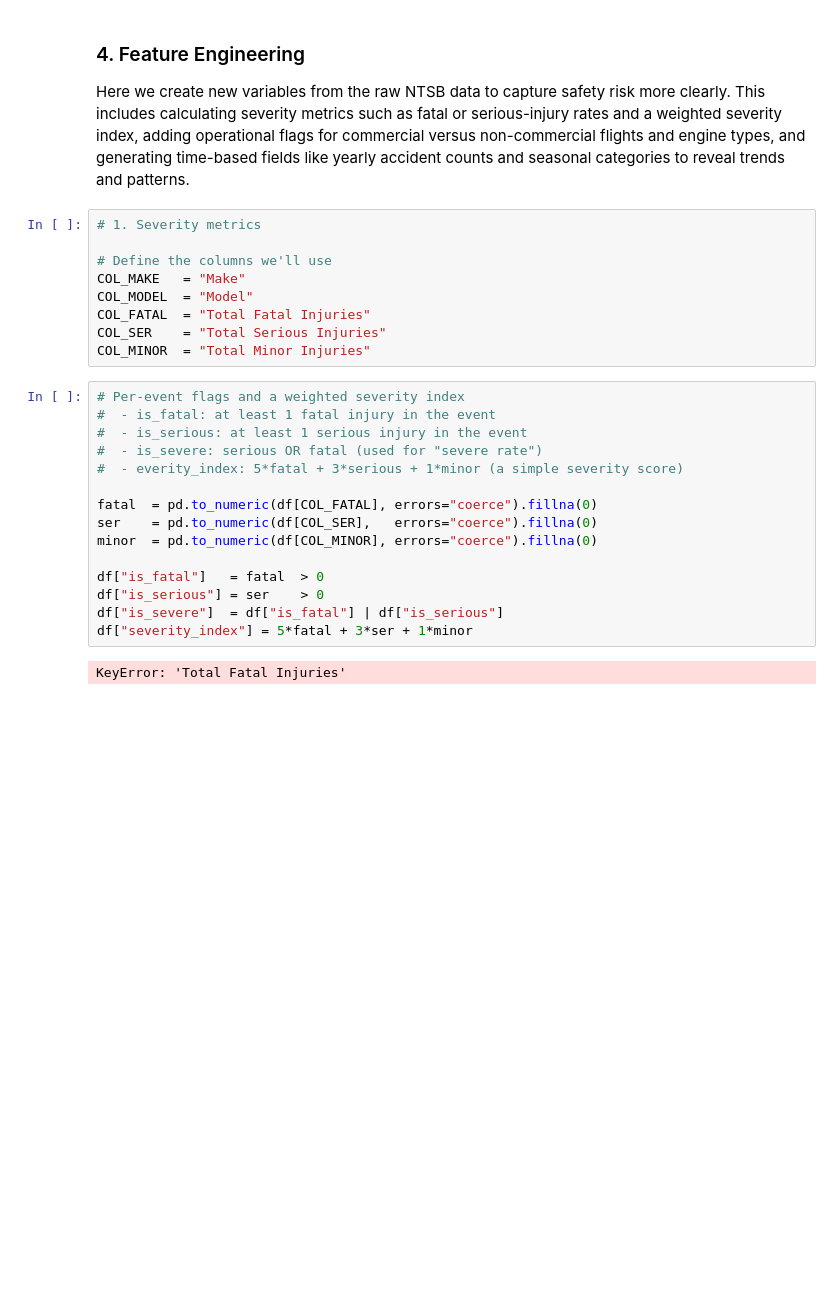
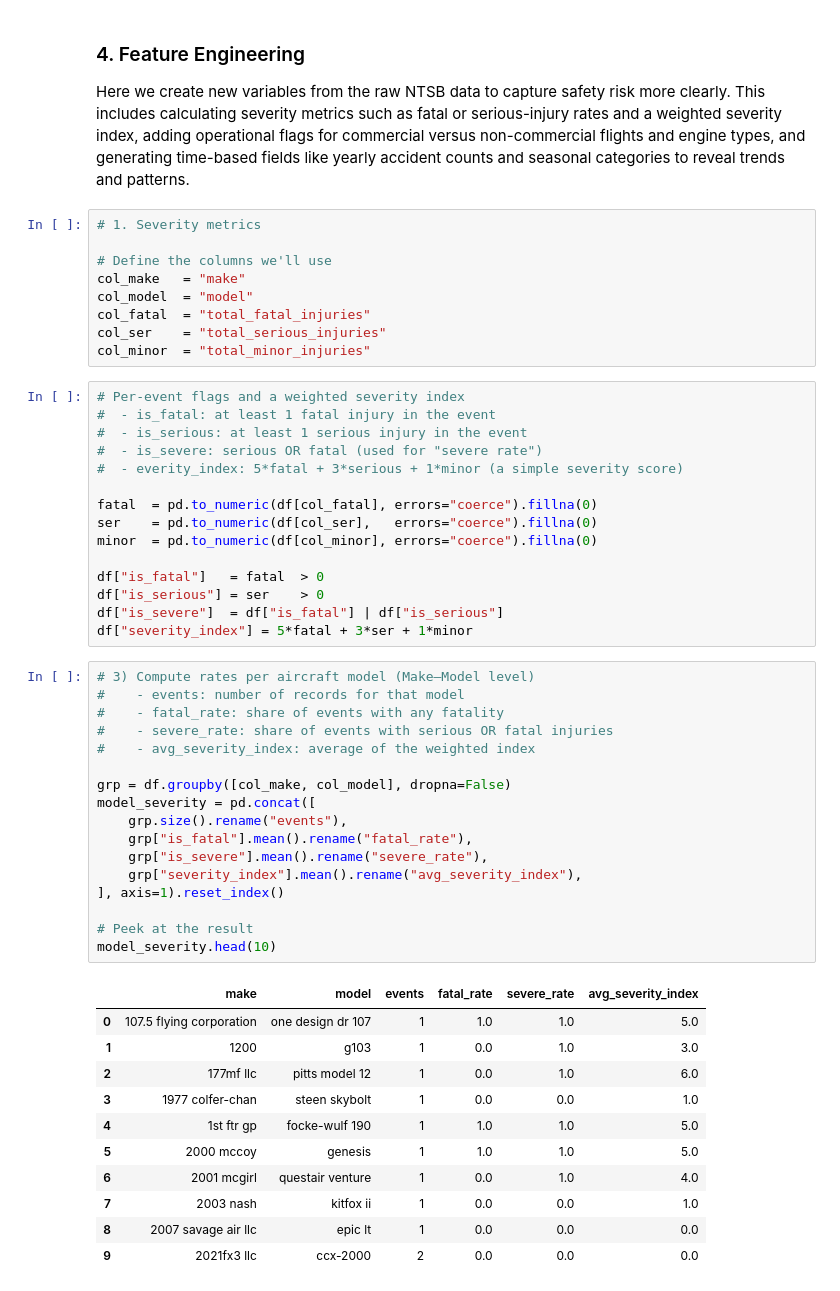
Before and after one commit to mcshoja/Phase-1-Project, a Jupyter notebook: aviation.ipynb, the cells around one changed output. Cells and saved outputs as stored; diff of their text form; blank space fills up the shorter version.

Commit message:
Risk Analysis & Model Ranking

```diff
--- a/aviation.ipynb
+++ b/aviation.ipynb
@@ -255,11 +255,11 @@ Here we create new variables from the raw NTSB data to capture safety risk more
 # 1. Severity metrics
 
 # Define the columns we'll use
-COL_MAKE   = "Make"
-COL_MODEL  = "Model"
-COL_FATAL  = "Total Fatal Injuries"
-COL_SER    = "Total Serious Injuries"
-COL_MINOR  = "Total Minor Injuries"
+col_make   = "make"
+col_model  = "model"
+col_fatal  = "total_fatal_injuries"
+col_ser    = "total_serious_injuries"
+col_minor  = "total_minor_injuries"
 # %%
 # Per-event flags and a weighted severity index
 #  - is_fatal: at least 1 fatal injury in the event
@@ -267,13 +267,40 @@ COL_MINOR  = "Total Minor Injuries"
 #  - is_severe: serious OR fatal (used for "severe rate")
 #  - everity_index: 5*fatal + 3*serious + 1*minor (a simple severity score)
 
-fatal  = pd.to_numeric(df[COL_FATAL], errors="coerce").fillna(0)
-ser    = pd.to_numeric(df[COL_SER],   errors="coerce").fillna(0)
-minor  = pd.to_numeric(df[COL_MINOR], errors="coerce").fillna(0)
+fatal  = pd.to_numeric(df[col_fatal], errors="coerce").fillna(0)
+ser    = pd.to_numeric(df[col_ser],   errors="coerce").fillna(0)
+minor  = pd.to_numeric(df[col_minor], errors="coerce").fillna(0)
 
 df["is_fatal"]   = fatal  > 0
 df["is_serious"] = ser    > 0
 df["is_severe"]  = df["is_fatal"] | df["is_serious"]
 df["severity_index"] = 5*fatal + 3*ser + 1*minor
-# %% [output]
-KeyError: 'Total Fatal Injuries'
+# %%
+# 3) Compute rates per aircraft model (Make–Model level)
+#    - events: number of records for that model
+#    - fatal_rate: share of events with any fatality
+#    - severe_rate: share of events with serious OR fatal injuries
+#    - avg_severity_index: average of the weighted index
+
+grp = df.groupby([col_make, col_model], dropna=False)
+model_severity = pd.concat([
+    grp.size().rename("events"),
+    grp["is_fatal"].mean().rename("fatal_rate"),
+    grp["is_severe"].mean().rename("severe_rate"),
+    grp["severity_index"].mean().rename("avg_severity_index"),
+], axis=1).reset_index()
+
+# Peek at the result
+model_severity.head(10)
+# %% [output]
+|  | make | model | events | fatal_rate | severe_rate | avg_severity_index |
+| 0 | 107.5 flying corporation | one design dr 107 | 1 | 1.0 | 1.0 | 5.0 |
+| 1 | 1200 | g103 | 1 | 0.0 | 1.0 | 3.0 |
+| 2 | 177mf llc | pitts model 12 | 1 | 0.0 | 1.0 | 6.0 |
+| 3 | 1977 colfer-chan | steen skybolt | 1 | 0.0 | 0.0 | 1.0 |
+| 4 | 1st ftr gp | focke-wulf 190 | 1 | 1.0 | 1.0 | 5.0 |
+| 5 | 2000 mccoy | genesis | 1 | 1.0 | 1.0 | 5.0 |
+| 6 | 2001 mcgirl | questair venture | 1 | 0.0 | 1.0 | 4.0 |
+| 7 | 2003 nash | kitfox ii | 1 | 0.0 | 0.0 | 1.0 |
+| 8 | 2007 savage air llc | epic lt | 1 | 0.0 | 0.0 | 0.0 |
+| 9 | 2021fx3 llc | ccx-2000 | 2 | 0.0 | 0.0 | 0.0 |
```
Also changed, not shown: parts of 19 cells of this notebook.
